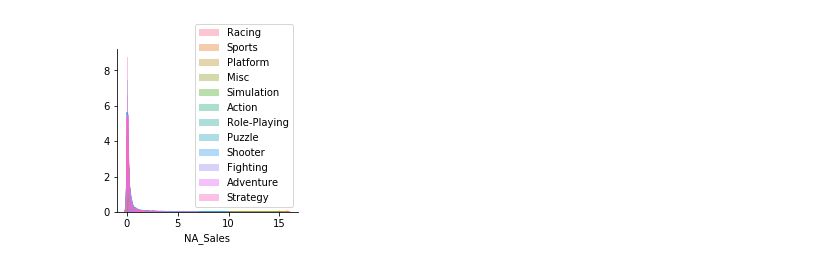
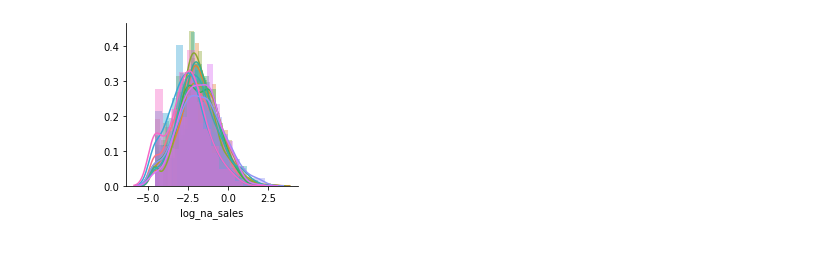
Before and after one commit to DJGump/game_sales_analysis, a Jupyter notebook: vg_sales_analysis_testing_dgump.ipynb, the cells around one changed output. Cells and saved outputs as stored; diff of their text form; code cells hidden in the pictures.

```diff
--- a/vg_sales_analysis_testing_dgump.ipynb
+++ b/vg_sales_analysis_testing_dgump.ipynb
@@ -122,8 +130,7 @@ np.exp(np.log(635841))
 # %%
 fg = sns.FacetGrid(data=vg_00_10, hue="Genre")
-fg.map(sns.distplot, "NA_Sales")
-plt.legend()
+fg.map(sns.distplot, "log_na_sales")
 plt.show()
 # %% [output]
-[figure, old version]
+[figure, new version]
 [interactive output not drawn]
```
Also changed, not shown: parts of 12 cells of this notebook.
